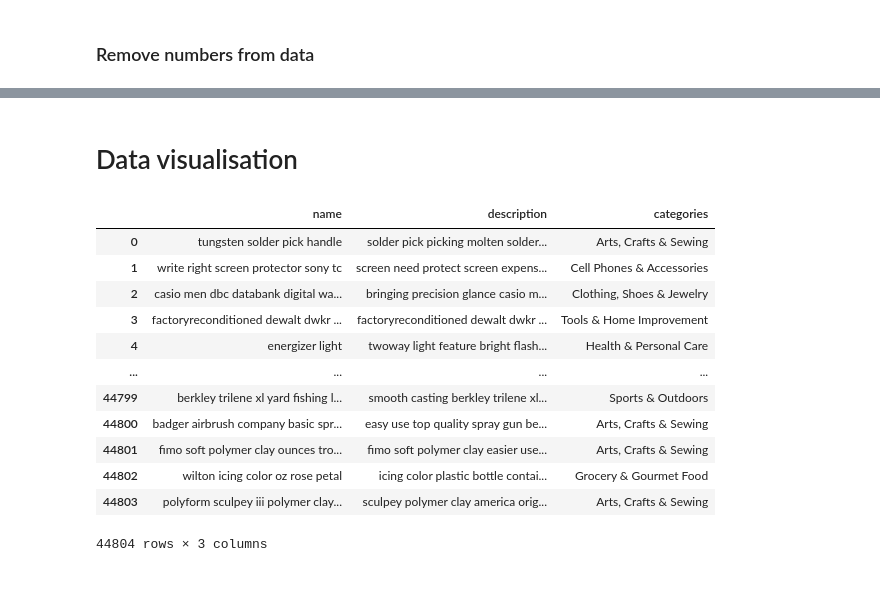
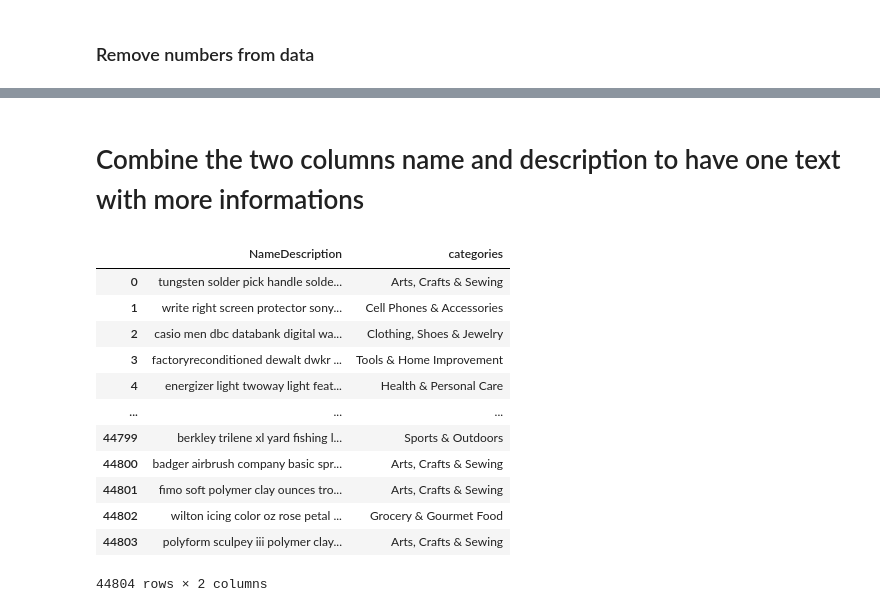
Before and after one commit to NextmediaMa/Product-Classification, a Jupyter notebook: clean_preprocess_data.ipynb, the cells around one changed output, grey strips where cells are left out. Cells and saved outputs as stored; diff of their text form; code cells hidden in the pictures; blank space fills up the shorter version.

```diff
--- a/clean_preprocess_data.ipynb
+++ b/clean_preprocess_data.ipynb
@@ -372,19 +372,28 @@ products_data.to_csv('preprocessed data.csv',index=False)
-# %% [markdown]
-# Data visualisation
-# %%
-products_data = pd.read_csv('preprocessed data.csv')
-products_data
-# %% [output]
-|  | name | description | categories |
-| 0 | tungsten solder pick handle | solder pick picking molten solder... | Arts, Crafts & Sewing |
-| 1 | write right screen protector sony tc | screen need protect screen expens... | Cell Phones & Accessories |
-| 2 | casio men dbc databank digital wa... | bringing precision glance casio m... | Clothing, Shoes & Jewelry |
-| 3 | factoryreconditioned dewalt dwkr ... | factoryreconditioned dewalt dwkr ... | Tools & Home Improvement |
-| 4 | energizer light | twoway light feature bright flash... | Health & Personal Care |
-| ... | ... | ... | ... |
-| 44799 | berkley trilene xl yard fishing l... | smooth casting berkley trilene xl... | Sports & Outdoors |
-| 44800 | badger airbrush company basic spr... | easy use top quality spray gun be... | Arts, Crafts & Sewing |
-| 44801 | fimo soft polymer clay ounces tro... | fimo soft polymer clay easier use... | Arts, Crafts & Sewing |
-| 44802 | wilton icing color oz rose petal | icing color plastic bottle contai... | Grocery & Gourmet Food |
-| 44803 | polyform sculpey iii polymer clay... | sculpey polymer clay america orig... | Arts, Crafts & Sewing |
-44804 rows × 3 columns
+# %% [markdown]
+# Combine the two columns name and description to have one text with more informations
+# %%
+#Create dataframe
+column_names = ['NameDescription','categories']
+df = pd.DataFrame(columns = column_names)
+
+df.NameDescription = products_data['name']+' '+products_data['description']
+df.categories = products_data.categories
+
+df.to_csv(r'products_data1.csv', index=False)
+# read csv file
+products_data1=pd.read_csv('products_data1.csv')
+products_data1
+# %% [output]
+|  | NameDescription | categories |
+| 0 | tungsten solder pick handle solde... | Arts, Crafts & Sewing |
+| 1 | write right screen protector sony... | Cell Phones & Accessories |
+| 2 | casio men dbc databank digital wa... | Clothing, Shoes & Jewelry |
+| 3 | factoryreconditioned dewalt dwkr ... | Tools & Home Improvement |
+| 4 | energizer light twoway light feat... | Health & Personal Care |
+| ... | ... | ... |
+| 44799 | berkley trilene xl yard fishing l... | Sports & Outdoors |
+| 44800 | badger airbrush company basic spr... | Arts, Crafts & Sewing |
+| 44801 | fimo soft polymer clay ounces tro... | Arts, Crafts & Sewing |
+| 44802 | wilton icing color oz rose petal ... | Grocery & Gourmet Food |
+| 44803 | polyform sculpey iii polymer clay... | Arts, Crafts & Sewing |
+44804 rows × 2 columns
```
Also changed, not shown: parts of 11 cells of this notebook, 3 other files.
